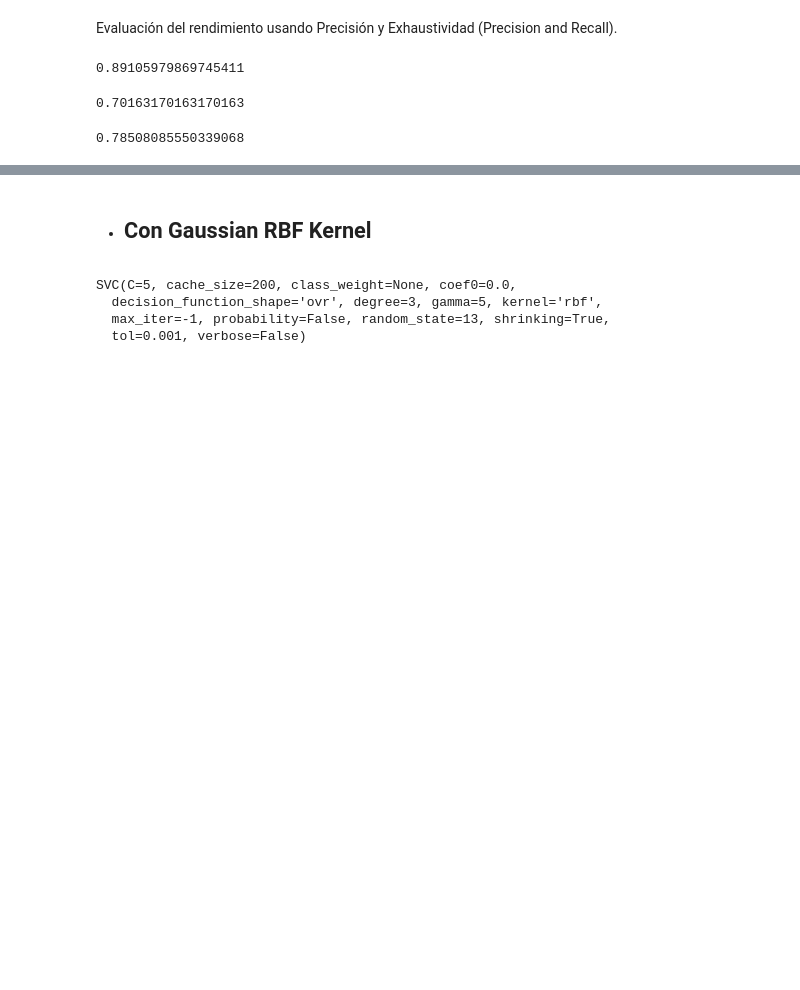
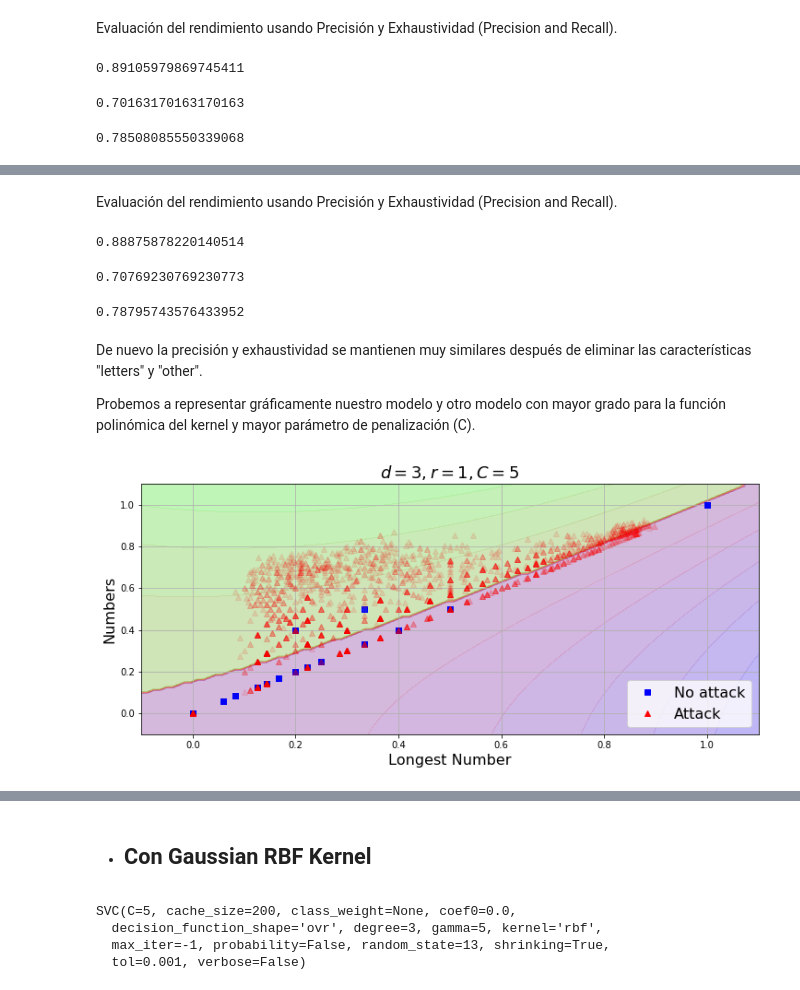
Before and after one commit to alejandro-g-m/DetExt, a Jupyter notebook: DNS_Attacks_Detection_LettersAndNumbersFV.ipynb, the cells around one changed output, grey strips where cells are left out. Cells and saved outputs as stored; diff of their text form; code cells hidden in the pictures; blank space fills up the shorter version.

```diff
--- a/DNS_Attacks_Detection_LettersAndNumbersFV.ipynb
+++ b/DNS_Attacks_Detection_LettersAndNumbersFV.ipynb
@@ -418,0 +402,32 @@ f1_score(labels, train_predicted_labels)
+# %% [markdown]
+Evaluación del rendimiento usando Precisión y Exhaustividad (Precision and Recall).
+# %%
+precision_score(labels, train_predicted_labels)
+# %% [output]
+0.88875878220140514
+# %%
+recall_score(labels, train_predicted_labels)
+# %% [output]
+0.70769230769230773
+# %%
+f1_score(labels, train_predicted_labels)
+# %% [output]
+0.78795743576433952
+# %% [markdown]
+De nuevo la precisión y exhaustividad se mantienen muy similares después de eliminar las características "letters" y "other".
+
+Probemos a representar gráficamente nuestro modelo y otro modelo con mayor grado para la función polinómica del kernel y mayor parámetro de penalización (C).
+# %%
+svm_clf_poly.fit(reduced_features, labels)
+
+plt.figure(figsize=(12, 5))
+
+plot_predictions_for_SVC(svm_clf_poly, [-0.1, 1.1, -0.1, 1.1])
+
+plot_dataset(X, y, "Longest Number", "Numbers")
+
+plt.title(r"$d=3, r=1, C=5$", fontsize=18)
+
+plt.show()
+# %% [output]
+[figure, added]
```
Also changed, not shown: parts of 43 cells of this notebook, 1 other file.
